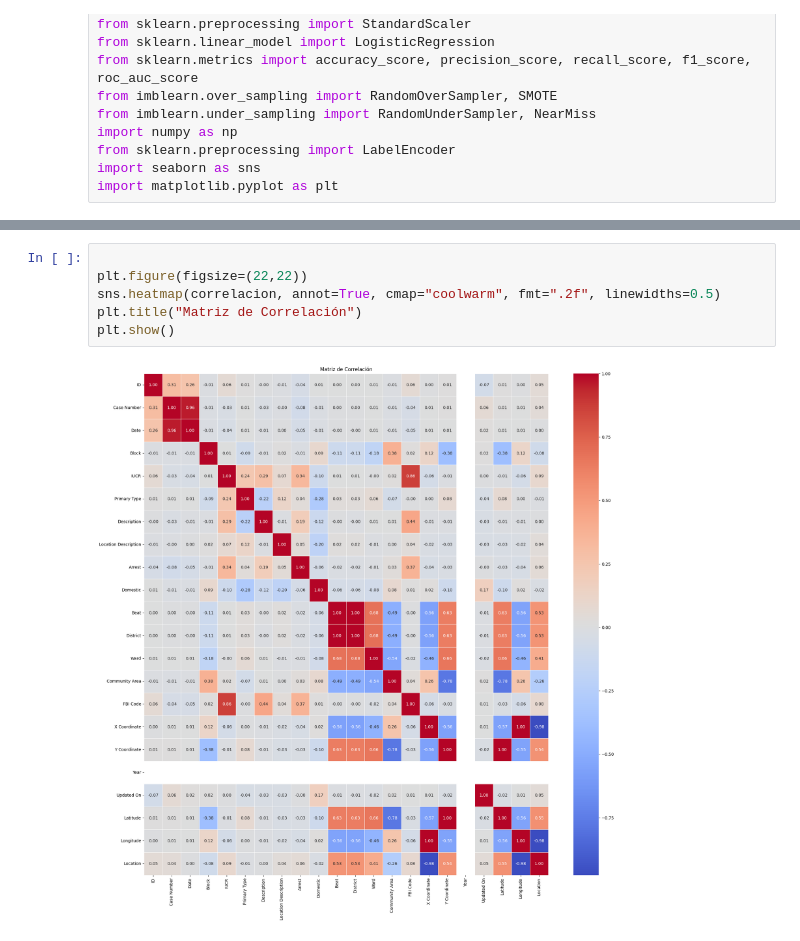
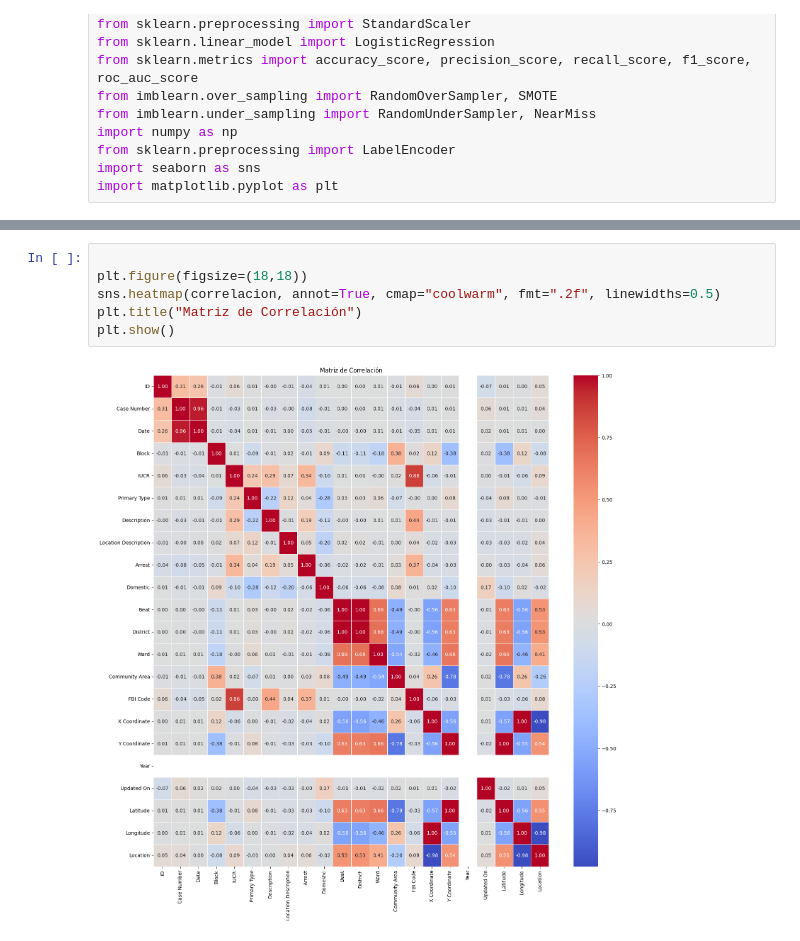
Before and after one commit to Carrascoom18/maching_learning, a Jupyter notebook: regresion_lineal_simple_crimenes.ipynb, the cells around one changed output, grey strips where cells are left out. Saved outputs shown, nothing was run; the diff lists cells and outputs as text.

```diff
--- a/regresion_lineal_simple_crimenes.ipynb
+++ b/regresion_lineal_simple_crimenes.ipynb
@@ -24,8 +45,8 @@ correlacion = df.corr()
 # %%
 
-plt.figure(figsize=(22,22))
+plt.figure(figsize=(18,18))
 sns.heatmap(correlacion, annot=True, cmap="coolwarm", fmt=".2f", linewidths=0.5)
 plt.title("Matriz de Correlación")
 plt.show()
 # %% [output]
-[figure, old version]
+[figure, new version]
```
Also changed, not shown: parts of 3 cells of this notebook.
